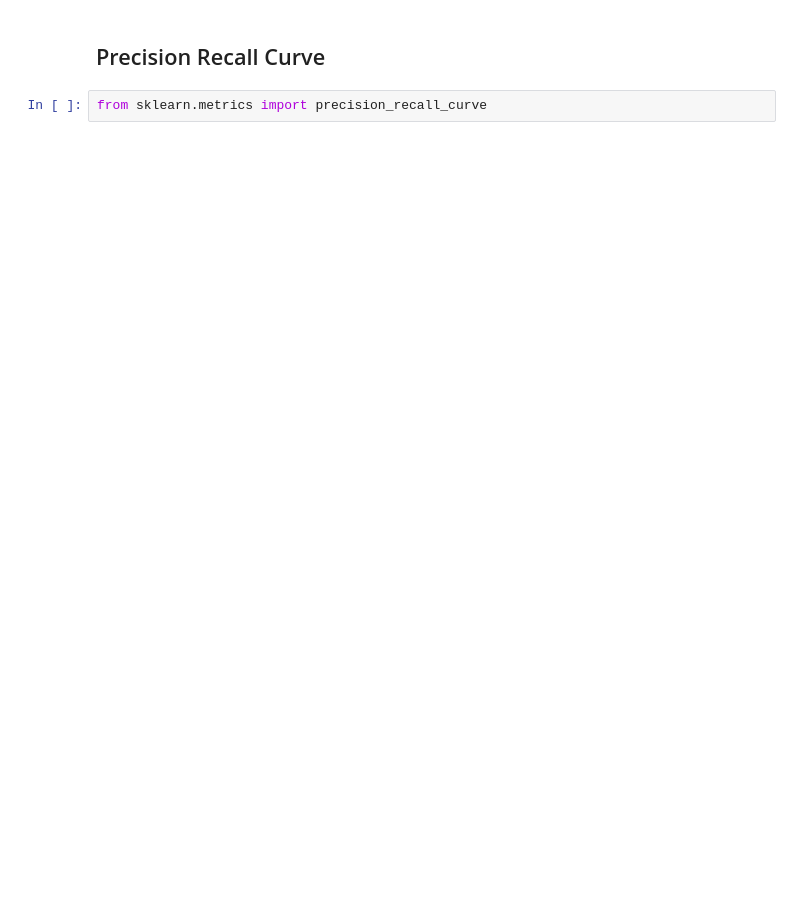
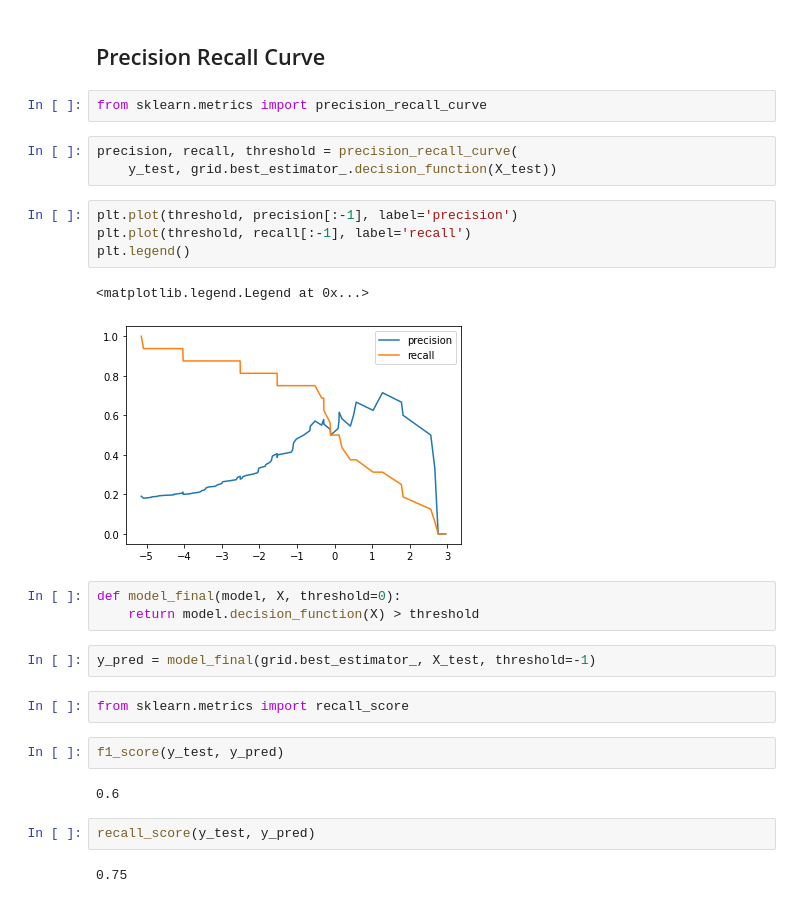
Before and after one commit to alexandre-pinon/covid-ml, a Jupyter notebook: modelisation-and-optimisation.ipynb, the cells around one changed output. Saved outputs shown, nothing was run; the diff lists cells and outputs as text; blank space fills up the shorter version.

Commit message:
Precision Recall Curve

```diff
--- a/modelisation-and-optimisation.ipynb
+++ b/modelisation-and-optimisation.ipynb
@@ -252,3 +252,28 @@ weighted avg       0.86      0.86      0.86       111
 ## Precision Recall Curve
 # %%
 from sklearn.metrics import precision_recall_curve
+# %%
+precision, recall, threshold = precision_recall_curve(
+    y_test, grid.best_estimator_.decision_function(X_test))
+# %%
+plt.plot(threshold, precision[:-1], label='precision')
+plt.plot(threshold, recall[:-1], label='recall')
+plt.legend()
+# %% [output]
+<matplotlib.legend.Legend at 0x...>
+[figure, added]
+# %%
+def model_final(model, X, threshold=0):
+    return model.decision_function(X) > threshold
+# %%
+y_pred = model_final(grid.best_estimator_, X_test, threshold=-1)
+# %%
+from sklearn.metrics import recall_score
+# %%
+f1_score(y_test, y_pred)
+# %% [output]
+0.6
+# %%
+recall_score(y_test, y_pred)
+# %% [output]
+0.75
```
Also changed, not shown: parts of 2 cells of this notebook.
